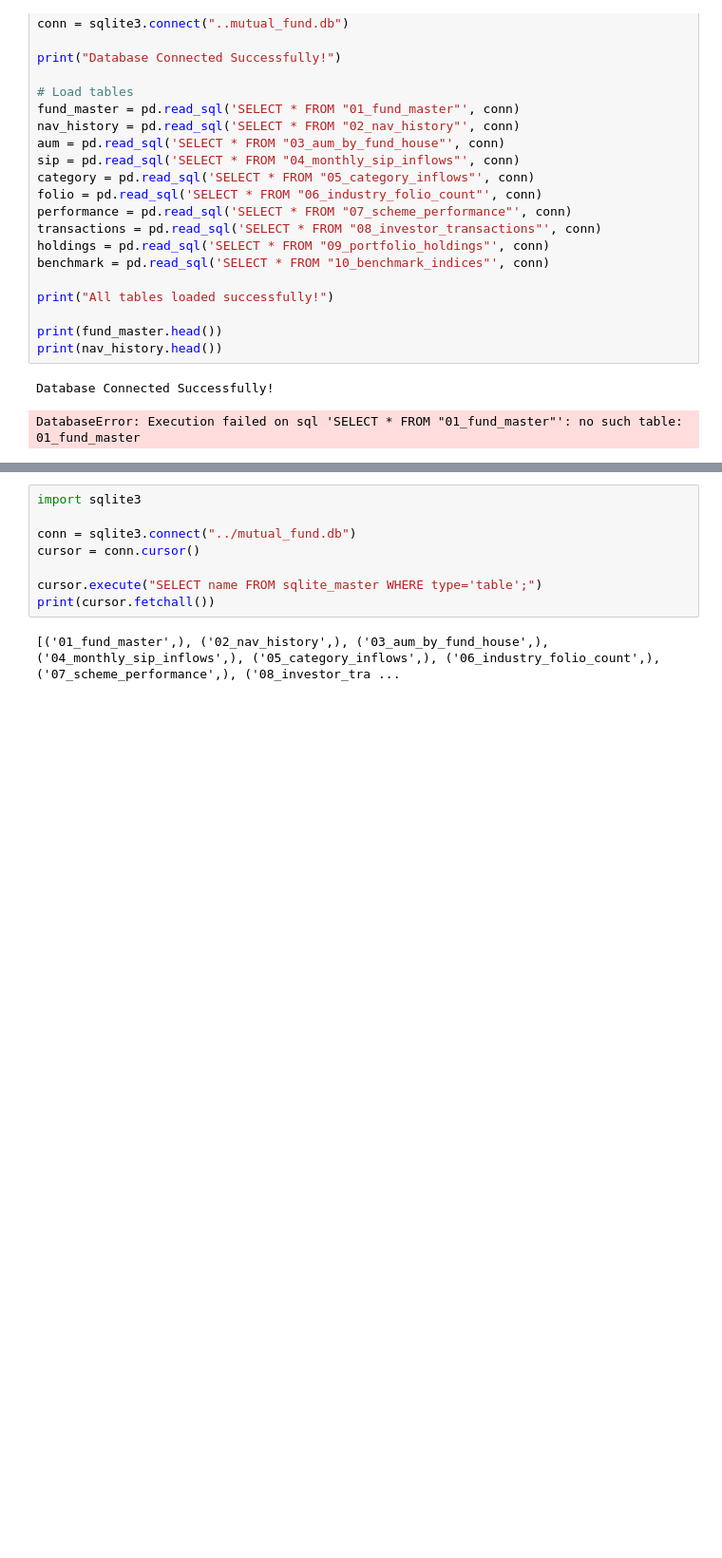
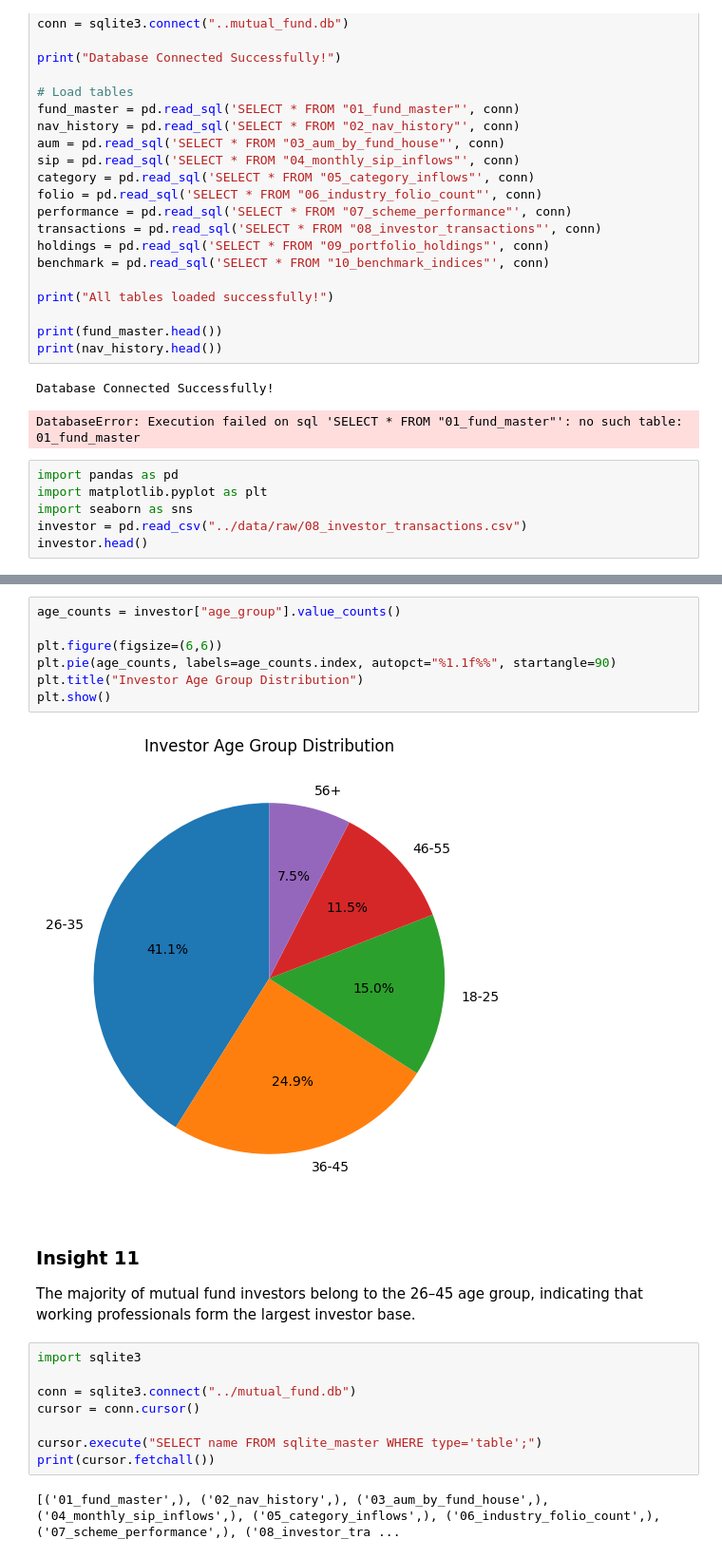
Before and after one commit to singhradhika26986-ops/capstone-mutual-fund-analytics, a Jupyter notebook: notebooks/eda_analysis.ipynb, the cells around one changed output, grey strips where cells are left out. Shown at 95% size. Saved outputs shown, nothing was run; the diff lists cells and outputs as text; blank space fills up the shorter version.

```diff
--- a/notebooks/eda_analysis.ipynb
+++ b/notebooks/eda_analysis.ipynb
@@ -26,3 +26,9 @@ print(nav_history.head())
 # %% [output]
 Database Connected Successfully!
 DatabaseError: Execution failed on sql 'SELECT * FROM "01_fund_master"': no such table: 01_fund_master
+# %%
+import pandas as pd
+import matplotlib.pyplot as plt
+import seaborn as sns
+investor = pd.read_csv("../data/raw/08_investor_transactions.csv")
+investor.head()
@@ -29,3 +42,16 @@ DatabaseError: Execution failed on sql 'SELECT * FROM "01_fund_master"': no such
+# %%
+age_counts = investor["age_group"].value_counts()
+
+plt.figure(figsize=(6,6))
+plt.pie(age_counts, labels=age_counts.index, autopct="%1.1f%%", startangle=90)
+plt.title("Investor Age Group Distribution")
+plt.show()
+# %% [output]
+[figure, added]
+# %% [markdown]
+### Insight 11
+
+The majority of mutual fund investors belong to the 26–45 age group, indicating that working professionals form the largest investor base.
 # %%
 import sqlite3
 
```
Also changed, not shown: parts of 13 cells of this notebook.
